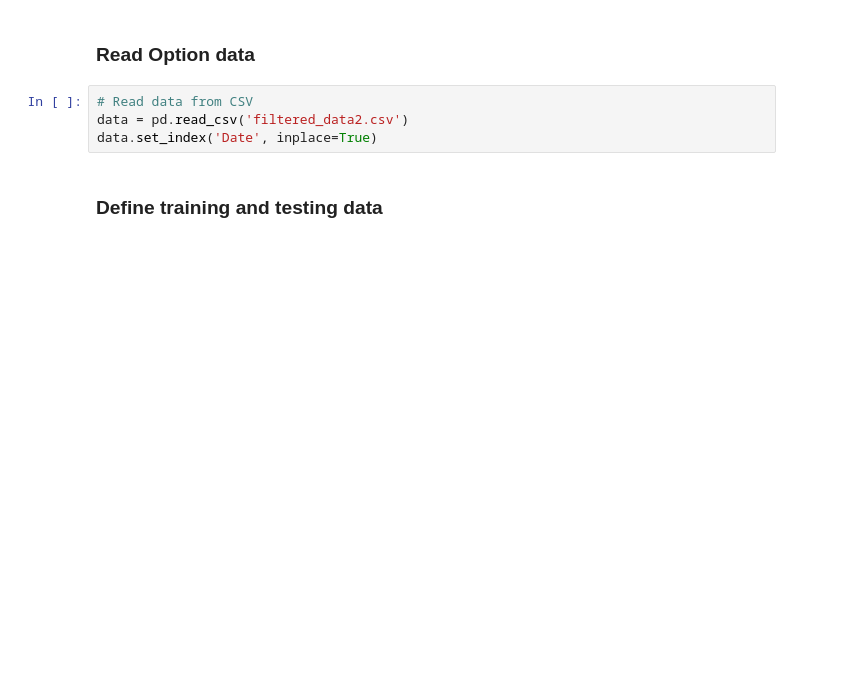
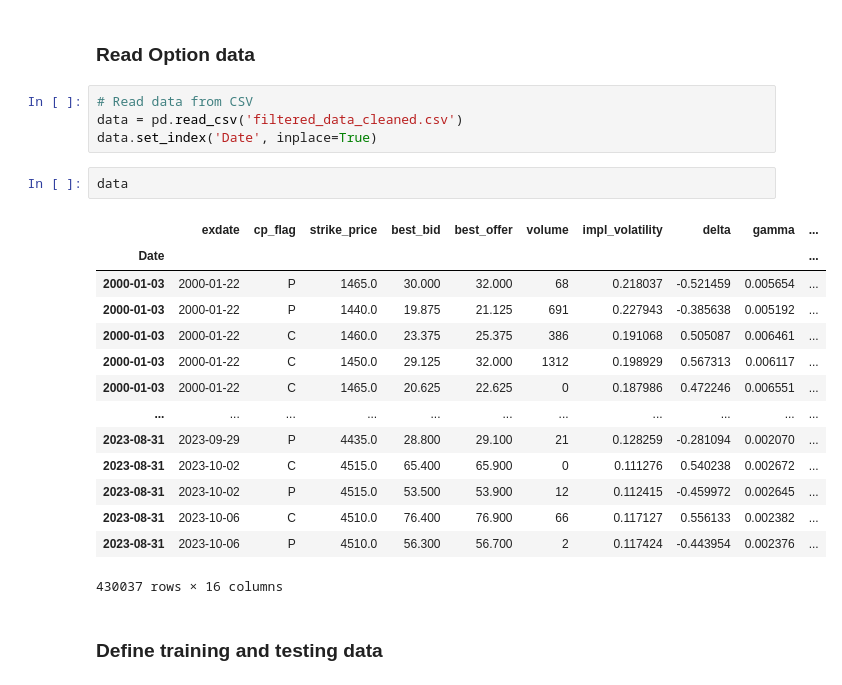
Before and after one commit to BenjaminSeguin/Straddle_hedging_project, a Jupyter notebook: main.ipynb, the cells around one changed output. Cells and saved outputs as stored; diff of their text form; blank space fills up the shorter version.

Commit message:
Main and data adjusted

```diff
--- a/main.ipynb
+++ b/main.ipynb
@@ -97,8 +97,25 @@ real_market_df
 ### Read Option data
 # %%
 # Read data from CSV
-data = pd.read_csv('filtered_data2.csv')
+data = pd.read_csv('filtered_data_cleaned.csv')
 data.set_index('Date', inplace=True)
+# %%
+data
+# %% [output]
+|  | exdate | cp_flag | strike_price | best_bid | best_offer | volume | impl_volatility | delta | gamma | ... |
+| Date |  |  |  |  |  |  |  |  |  | ... |
+| 2000-01-03 | 2000-01-22 | P | 1465.0 | 30.000 | 32.000 | 68 | 0.218037 | -0.521459 | 0.005654 | ... |
+| 2000-01-03 | 2000-01-22 | P | 1440.0 | 19.875 | 21.125 | 691 | 0.227943 | -0.385638 | 0.005192 | ... |
+| 2000-01-03 | 2000-01-22 | C | 1460.0 | 23.375 | 25.375 | 386 | 0.191068 | 0.505087 | 0.006461 | ... |
+| 2000-01-03 | 2000-01-22 | C | 1450.0 | 29.125 | 32.000 | 1312 | 0.198929 | 0.567313 | 0.006117 | ... |
+| 2000-01-03 | 2000-01-22 | C | 1465.0 | 20.625 | 22.625 | 0 | 0.187986 | 0.472246 | 0.006551 | ... |
+| ... | ... | ... | ... | ... | ... | ... | ... | ... | ... | ... |
+| 2023-08-31 | 2023-09-29 | P | 4435.0 | 28.800 | 29.100 | 21 | 0.128259 | -0.281094 | 0.002070 | ... |
+| 2023-08-31 | 2023-10-02 | C | 4515.0 | 65.400 | 65.900 | 0 | 0.111276 | 0.540238 | 0.002672 | ... |
+| 2023-08-31 | 2023-10-02 | P | 4515.0 | 53.500 | 53.900 | 12 | 0.112415 | -0.459972 | 0.002645 | ... |
+| 2023-08-31 | 2023-10-06 | C | 4510.0 | 76.400 | 76.900 | 66 | 0.117127 | 0.556133 | 0.002382 | ... |
+| 2023-08-31 | 2023-10-06 | P | 4510.0 | 56.300 | 56.700 | 2 | 0.117424 | -0.443954 | 0.002376 | ... |
+430037 rows × 16 columns
 # %% [markdown]
 ### Define training and testing data
 # %%
```
Also changed, not shown: parts of 4 cells of this notebook, 2 other files.
